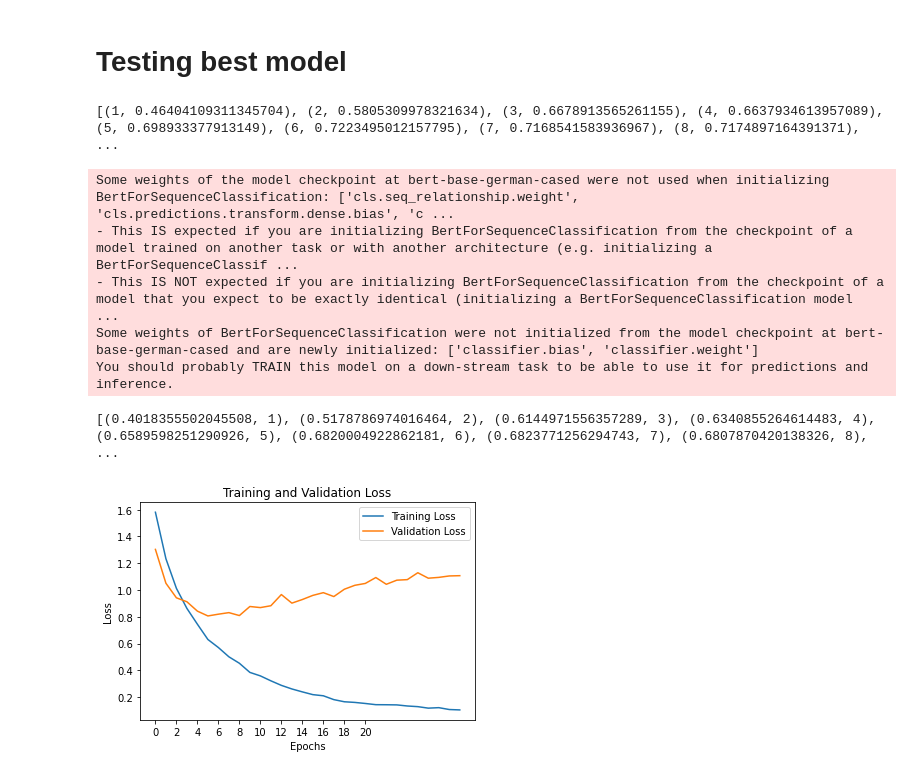
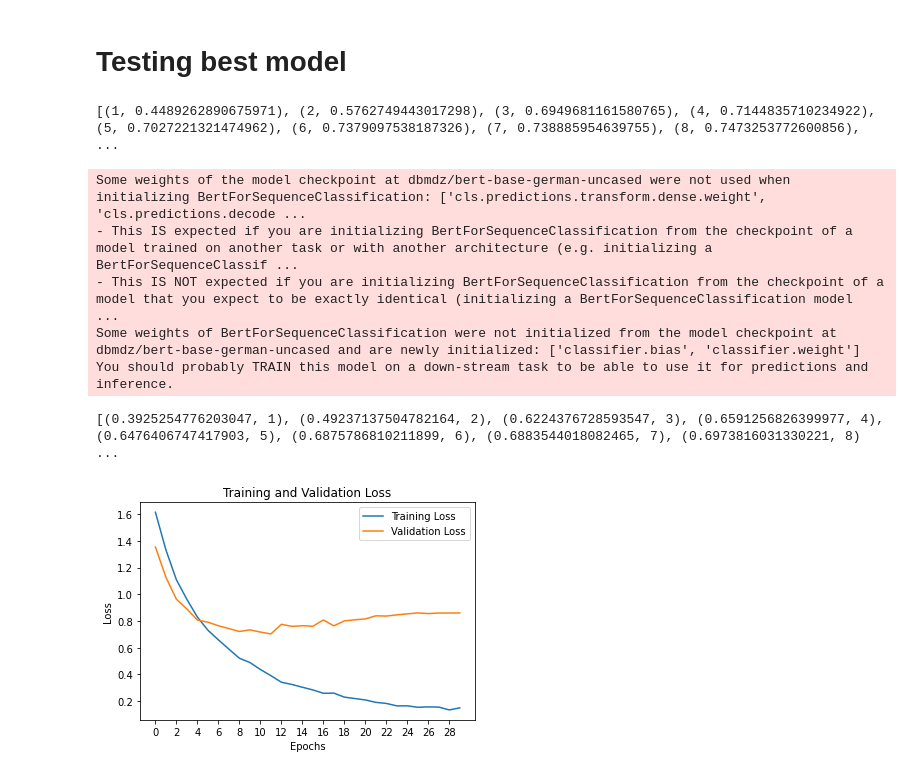
Before and after one commit to Mohamednajdawi/Models-on-Kaggle, a Jupyter notebook: fork-of-text-classification-using-bert.ipynb, the cells around one changed output. Drawn from its saved outputs; the diff is of its cells as text; code cells hidden in the pictures.

Commit message:
Kaggle Notebook | Fork of Text Classification using BERT | Version 25

```diff
--- a/fork-of-text-classification-using-bert.ipynb
+++ b/fork-of-text-classification-using-bert.ipynb
@@ -13,7 +13,7 @@ from torch.utils.data import DataLoader, RandomSampler, SequentialSampler
 from transformers import AdamW, get_linear_schedule_with_warmup
 from sklearn.metrics import f1_score
 
-pre_trained = "bert-base-german-cased"
+pre_trained = "dbmdz/bert-base-german-uncased"
 # %% [markdown]
 # DataSet
 # %%
@@ -304,40 +304,40 @@ for i in range(epochs):
     total_acc.append((accuracy, i+1))
 print(total_acc)
 # %% [output]
-[(1, 0.46404109311345704), (2, 0.5805309978321634), (3, 0.6678913565261155), (4, 0.6637934613957089), (5, 0.698933377913149), (6, 0.7223495012157795), (7, 0.7168541583936967), (8, 0.7174897164391371), ...
+[(1, 0.4489262890675971), (2, 0.5762749443017298), (3, 0.6949681161580765), (4, 0.7144835710234922), (5, 0.7027221321474962), (6, 0.7379097538187326), (7, 0.738885954639755), (8, 0.7473253772600856),  ...
-Some weights of the model checkpoint at bert-base-german-cased were not used when initializing BertForSequenceClassification: ['cls.seq_relationship.weight', 'cls.predictions.transform.dense.bias', 'c ...
+Some weights of the model checkpoint at dbmdz/bert-base-german-uncased were not used when initializing BertForSequenceClassification: ['cls.predictions.transform.dense.weight', 'cls.predictions.decode ...
 - This IS expected if you are initializing BertForSequenceClassification from the checkpoint of a model trained on another task or with another architecture (e.g. initializing a BertForSequenceClassif ...
 - This IS NOT expected if you are initializing BertForSequenceClassification from the checkpoint of a model that you expect to be exactly identical (initializing a BertForSequenceClassification model  ...
-Some weights of BertForSequenceClassification were not initialized from the model checkpoint at bert-base-german-cased and are newly initialized: ['classifier.bias', 'classifier.weight']
+Some weights of BertForSequenceClassification were not initialized from the model checkpoint at dbmdz/bert-base-german-uncased and are newly initialized: ['classifier.bias', 'classifier.weight']
 You should probably TRAIN this model on a down-stream task to be able to use it for predictions and inference.
-[(0.4018355502045508, 1), (0.5178786974016464, 2), (0.6144971556357289, 3), (0.6340855264614483, 4), (0.6589598251290926, 5), (0.6820004922862181, 6), (0.6823771256294743, 7), (0.6807870420138326, 8), ...
+[(0.3925254776203047, 1), (0.49237137504782164, 2), (0.6224376728593547, 3), (0.6591256826399977, 4), (0.6476406747417903, 5), (0.6875786810211899, 6), (0.6883544018082465, 7), (0.6973816031330221, 8) ...
 # %%
 from matplotlib.pylab import plt
 from numpy import arange
 
 
 # Retrieve each dictionary's values
 train_values = train_loss_dict.values()
 val_values = val_loss_dict.values()
 
 # Generate a sequence of integers to represent the epoch numbers
 epochs_range = range(0, epochs)
 
 
 # Plot and label the training and validation loss values
 plt.plot(epochs_range, train_values, label='Training Loss')
 plt.plot(epochs_range, val_values, label='Validation Loss')
 
 # Add in a title and axes labels
 plt.title('Training and Validation Loss')
 plt.xlabel('Epochs')
 plt.ylabel('Loss')
 
 # Set the tick locations
-plt.xticks(arange(0, 21, 2))
+plt.xticks(arange(0, epochs, 2))
 
 # Display the plot
 plt.legend(loc='best')
 plt.show()
 # %% [output]
-[figure, old version]
+[figure, new version]
```
Also changed, not shown: parts of 2 cells of this notebook.
